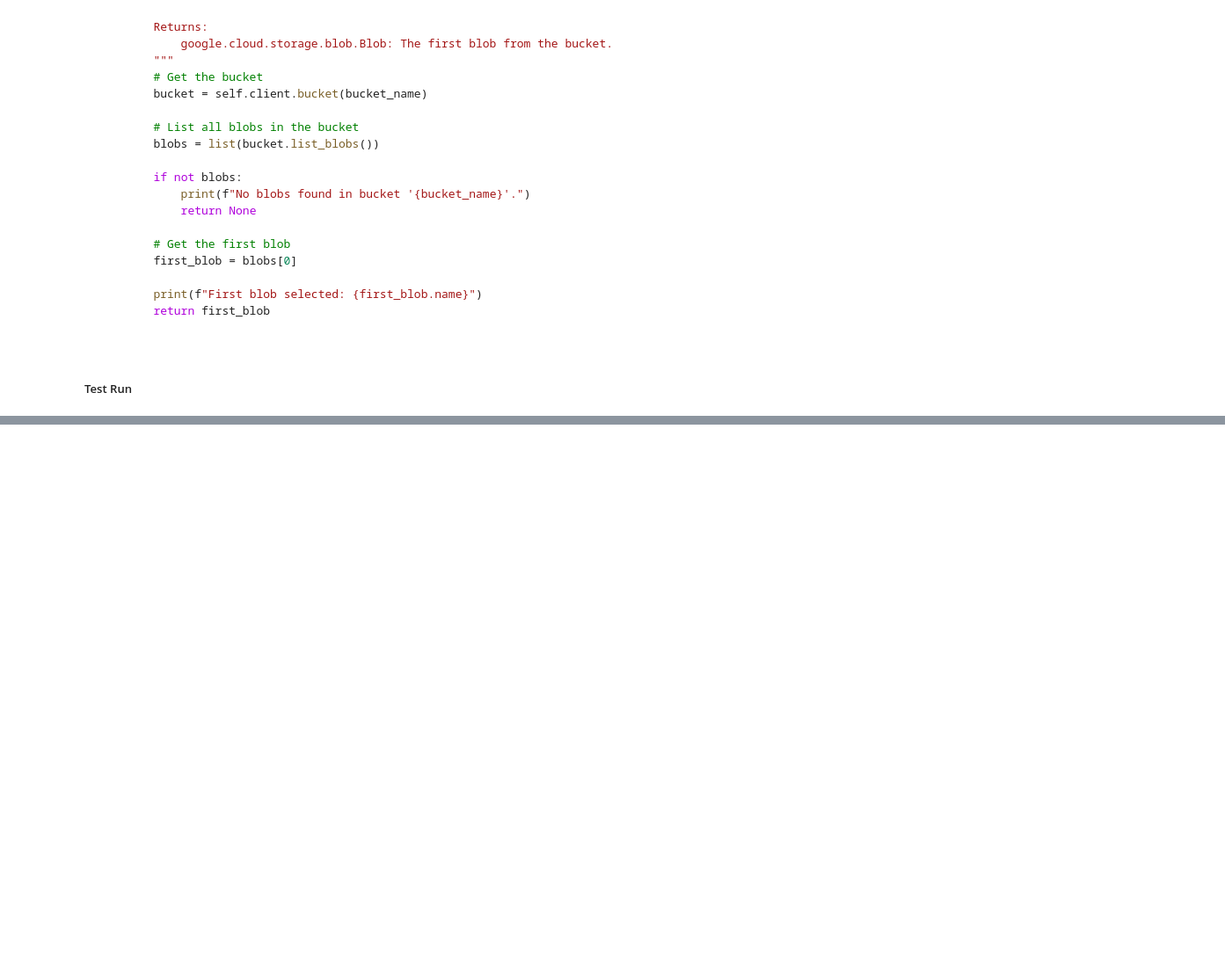
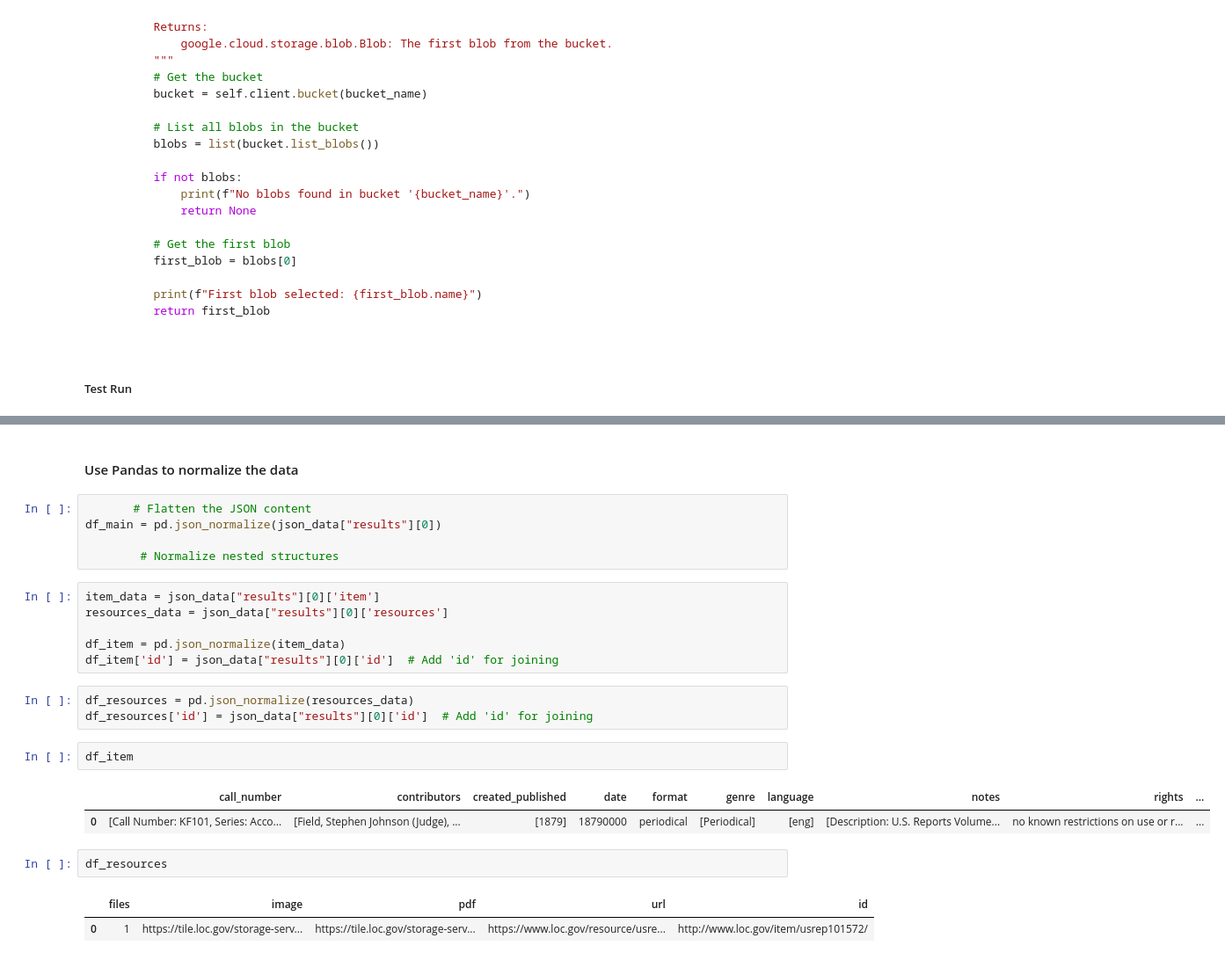
Before and after one commit to justin-napolitano/loc_normalizer, a Jupyter notebook: src/testing.ipynb, the cells around one changed output, grey strips where cells are left out. Shown: that part at 88% size. Cells and saved outputs as stored; diff of their text form; blank space fills up the shorter version.

```diff
--- a/src/testing.ipynb
+++ b/src/testing.ipynb
@@ -274,0 +676,26 @@ AttributeError: 'GCSClient' object has no attribute 'pop_blob'
+# %% [markdown]
+#### Use Pandas to normalize the data
+# %%
+       # Flatten the JSON content
+df_main = pd.json_normalize(json_data["results"][0])
+
+        # Normalize nested structures
+# %%
+item_data = json_data["results"][0]['item']
+resources_data = json_data["results"][0]['resources']
+
+df_item = pd.json_normalize(item_data)
+df_item['id'] = json_data["results"][0]['id']  # Add 'id' for joining
+# %%
+df_resources = pd.json_normalize(resources_data)
+df_resources['id'] = json_data["results"][0]['id']  # Add 'id' for joining
+# %%
+df_item
+# %% [output]
+|  | call_number | contributors | created_published | date | format | genre | language | notes | rights | ... |
+| 0 | [Call Number: KF101, Series: Acco... | [Field, Stephen Johnson (Judge), ... | [1879] | 18790000 | periodical | [Periodical] | [eng] | [Description: U.S. Reports Volume... | no known restrictions on use or r... | ... |
+# %%
+df_resources
+# %% [output]
+|  | files | image | pdf | url | id |
+| 0 | 1 | https://tile.loc.gov/storage-serv... | https://tile.loc.gov/storage-serv... | https://www.loc.gov/resource/usre... | http://www.loc.gov/item/usrep101572/ |
```
Also changed, not shown: parts of 30 cells of this notebook, 2 other files.
